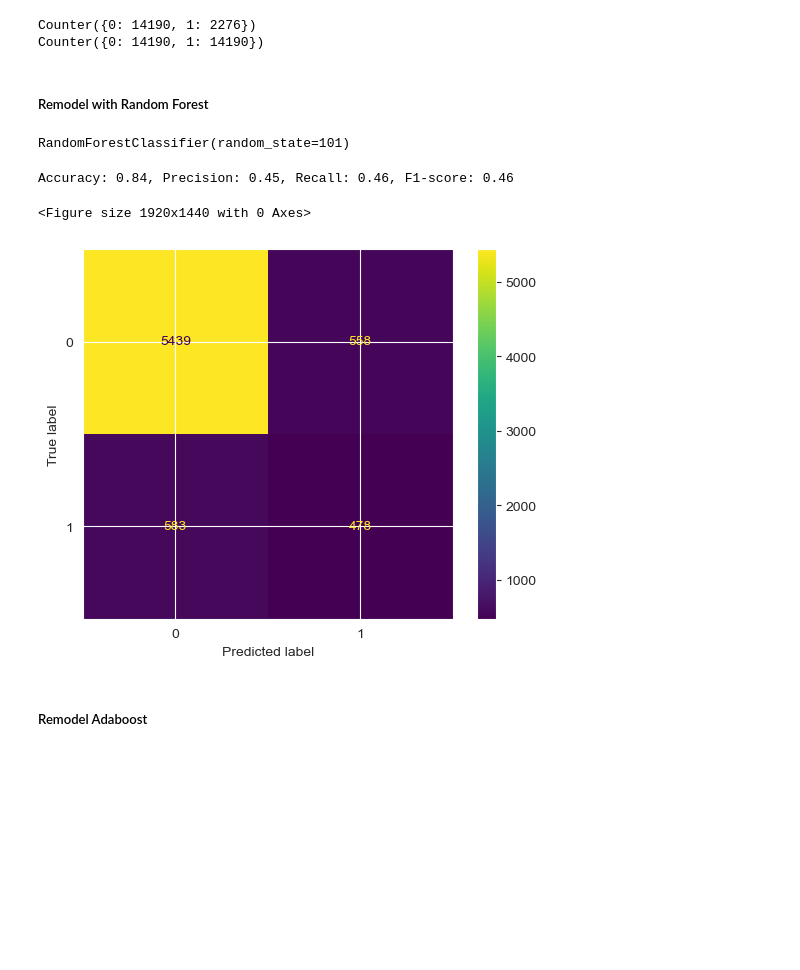
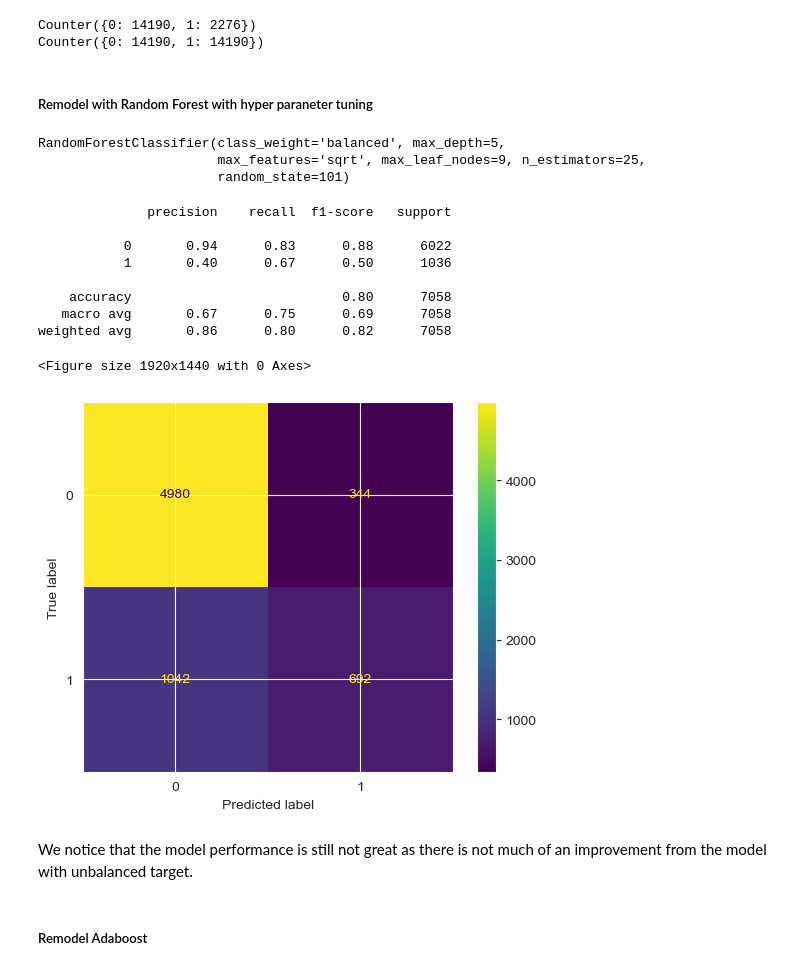
Before and after one commit to penina26/financial-inclusion-africa, a Jupyter notebook: index.ipynb, the cells around one changed output. Drawn from its saved outputs; the diff is of its cells as text; code cells hidden in the pictures; blank space fills up the shorter version.

Commit message:
feature engineering and modeling

```diff
--- a/index.ipynb
+++ b/index.ipynb
@@ -906,7 +908,7 @@ We can try to model with the important features
 ##### Random Forest
 # %%
 # Create a random forest model model
-rfc = RandomForestClassifier(n_estimators=100, random_state=101)
+rfc = RandomForestClassifier(n_estimators=100, random_state=101, class_weight='balanced')
 # Fit the model to the training data using the selected features
 rfc.fit(X_train_selected, y_train)
 # %% [output]
@@ -1019,14 +1025,16 @@ SMOTE creates new synthetic minority samples instead of copy pasting the already
 # Smote oversampling
 from collections import Counter
 from imblearn.over_sampling import SMOTE
+from sklearn.metrics import make_scorer
+from imblearn.metrics import geometric_mean_score
 # summarize class distribution
 print(Counter(y_train))
 
 # define oversampling strategy
-SMOTE = SMOTE()
+oversampler = SMOTE()
 
 # fit and apply the transform
-X_train_SMOTE, y_train_SMOTE = SMOTE.fit_resample(X_train_selected, y_train)
+X_train_SMOTE, y_train_SMOTE = oversampler.fit_resample(X_train_selected, y_train)
 
 # summarize class distribution
 print(Counter(y_train_SMOTE))
@@ -1034,33 +1042,50 @@ print(Counter(y_train_SMOTE))
 Counter({0: 14190, 1: 2276})
 Counter({0: 14190, 1: 14190})
 # %% [markdown]
-##### Remodel with Random Forest
+##### Remodel with Random Forest with hyper paraneter tuning
 # %%
 # Create a random forest model model
-rfco = RandomForestClassifier(n_estimators=100, random_state=101)
+rfc_os = RandomForestClassifier(random_state=101, class_weight='balanced')
 # Fit the model to the training data using the selected features
-rfco.fit(X_train_SMOTE, y_train_SMOTE)
+#set the parameters for grid search
+param_grid = {
+    'n_estimators': [25, 50, 100, 150],
+    'criterion':['gini','entropy'],
+    'max_features': ['sqrt', 'log2', 'auto'],
+    'max_depth': [5, 6, 9],
+    'max_leaf_nodes': [3, 6, 9],
+}
+grid_search_rf = GridSearchCV(rfc_os, param_grid=param_grid)
+grid_search_rf.fit(X_train_SMOTE, y_train_SMOTE)
+print(grid_search_rf.best_estimator_)
 # %% [output]
-RandomForestClassifier(random_state=101)
+RandomForestClassifier(class_weight='balanced', max_depth=5,
+                       max_features='sqrt', max_leaf_nodes=9, n_estimators=25,
+                       random_state=101)
 # %%
 # Make predictions on the testing data
-y_pred_o = rfco.predict(X_test_selected)
+y_pred_fr_os = grid_search_rf.predict(X_test_selected)
 
 # Calculate accuracy, precision, recall, and F1-score
-accuracy = accuracy_score(y_test, y_pred_o)
-precision = precision_score(y_test, y_pred_o)
-recall = recall_score(y_test, y_pred_o)
-f1 = f1_score(y_test, y_pred_o)
-
-print(f"Accuracy: {accuracy:.2f}, Precision: {precision:.2f}, Recall: {recall:.2f}, F1-score: {f1:.2f}")
+print(classification_report(y_test, y_pred_fr_os))
 # %% [output]
-Accuracy: 0.84, Precision: 0.45, Recall: 0.46, F1-score: 0.46
+              precision    recall  f1-score   support
+
+           0       0.94      0.83      0.88      6022
+           1       0.40      0.67      0.50      1036
+
+    accuracy                           0.80      7058
+   macro avg       0.67      0.75      0.69      7058
+weighted avg       0.86      0.80      0.82      7058
 # %%
+#plot a confusion matrix
 plt.figure(dpi=300)
-ConfusionMatrixDisplay.from_predictions(y_pred_o, y_test);
+ConfusionMatrixDisplay.from_predictions(y_pred_fr_os, y_test);
 # %% [output]
 <Figure size 1920x1440 with 0 Axes>
-[figure, old version]
+[figure, new version]
+# %% [markdown]
+We notice that the model performance is still not great as there is not much of an improvement from the model with unbalanced target.
 # %% [markdown]
 ##### Remodel Adaboost
 # %%
```
Also changed, not shown: parts of 37 cells of this notebook.
